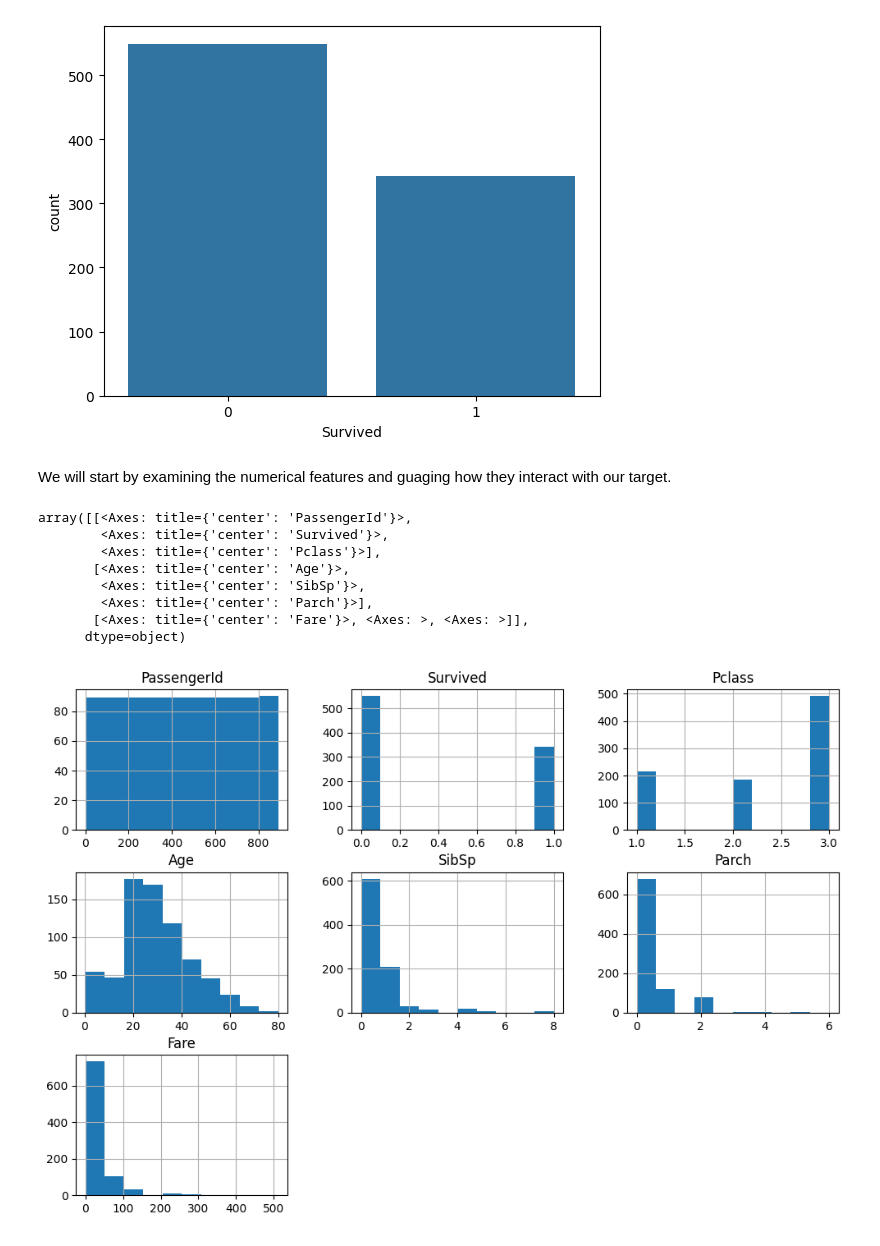
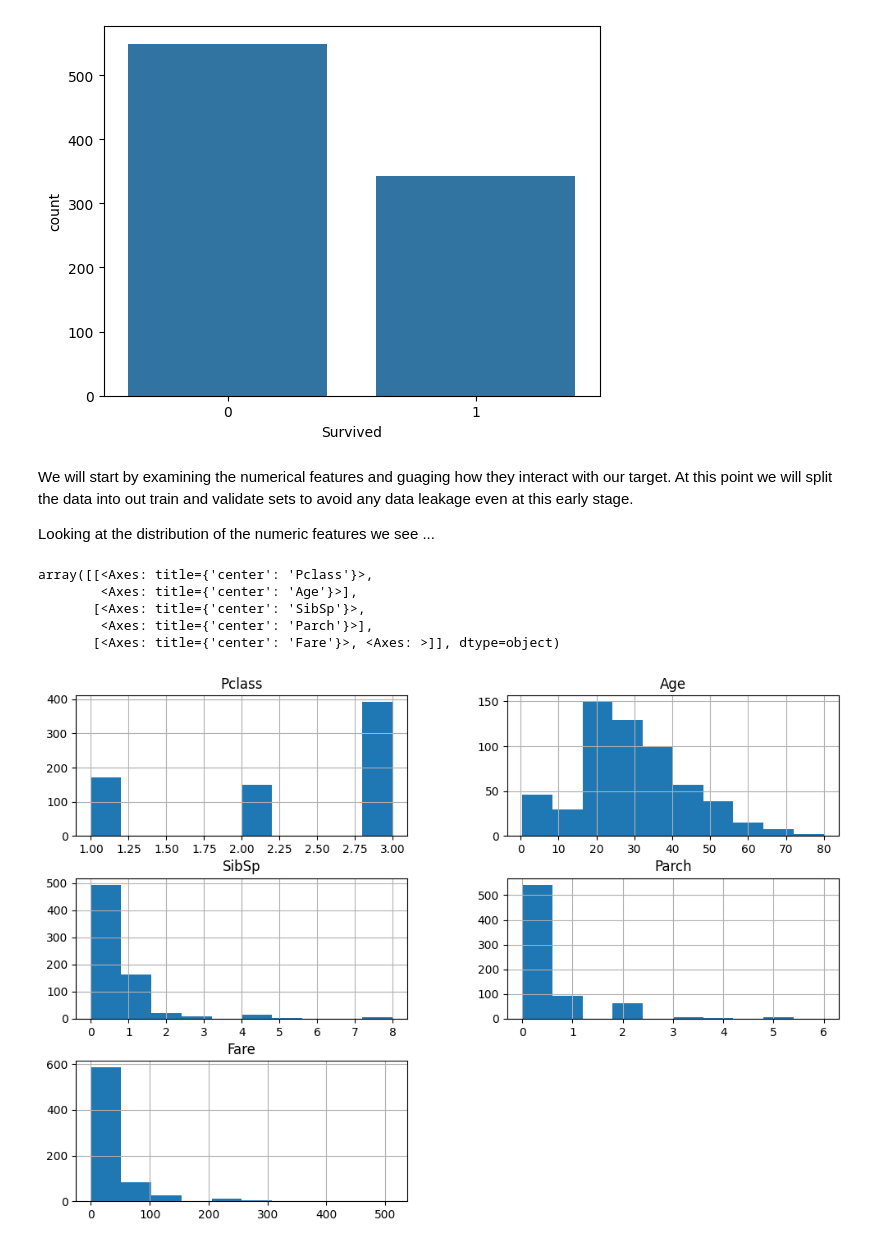
Before and after one commit to jpwoods1878/titanic-survival-prediction, a Jupyter notebook: load_data.ipynb, the cells around one changed output. Cells and saved outputs as stored; diff of their text form; code cells hidden in the pictures.

```diff
--- a/load_data.ipynb
+++ b/load_data.ipynb
@@ -92,17 +92,32 @@ sns.countplot(x='Survived', data=train_df)
 <Axes: xlabel='Survived', ylabel='count'>
 [figure]
 # %% [markdown]
-We will start by examining the numerical features and guaging how they interact with our target.
+We will start by examining the numerical features and guaging how they interact with our target. At this point we will split the data into out train and validate sets to avoid any data leakage even at this early stage.
+
+Looking at the distribution of the numeric features we see ...
+# %%
+from sklearn.model_selection import train_test_split
+
+# X = features, y = target
+X_train_full = train_df.drop(["Survived", "PassengerId"], axis=1)
+y_train_full = train_df["Survived"]
+
+# Step 1: train/validation split
+X_train, X_val, y_train, y_val = train_test_split(
+    X_train_full, y_train_full,
+    test_size=0.2,       # 20% for validation
+    random_state=42,
+    stratify=y_train_full  # keeps survival ratio the same
+)
 # %%
-num_cols = train_df.select_dtypes(include=['int64','float64']).columns
-train_df[num_cols].hist(figsize=(12,8))
+num_cols = X_train.select_dtypes(include=['int64','float64']).columns
+cat_cols = X_train.select_dtypes(exclude=['int64', 'float64']).columns
+
+X_train[num_cols].hist(figsize=(12,8))
 # %% [output]
-array([[<Axes: title={'center': 'PassengerId'}>,
-        <Axes: title={'center': 'Survived'}>,
-        <Axes: title={'center': 'Pclass'}>],
-       [<Axes: title={'center': 'Age'}>,
-        <Axes: title={'center': 'SibSp'}>,
+array([[<Axes: title={'center': 'Pclass'}>,
+        <Axes: title={'center': 'Age'}>],
+       [<Axes: title={'center': 'SibSp'}>,
         <Axes: title={'center': 'Parch'}>],
-       [<Axes: title={'center': 'Fare'}>, <Axes: >, <Axes: >]],
-      dtype=object)
+       [<Axes: title={'center': 'Fare'}>, <Axes: >]], dtype=object)
-[figure, old version]
+[figure, new version]
```
Also changed, not shown: parts of 7 cells of this notebook.
